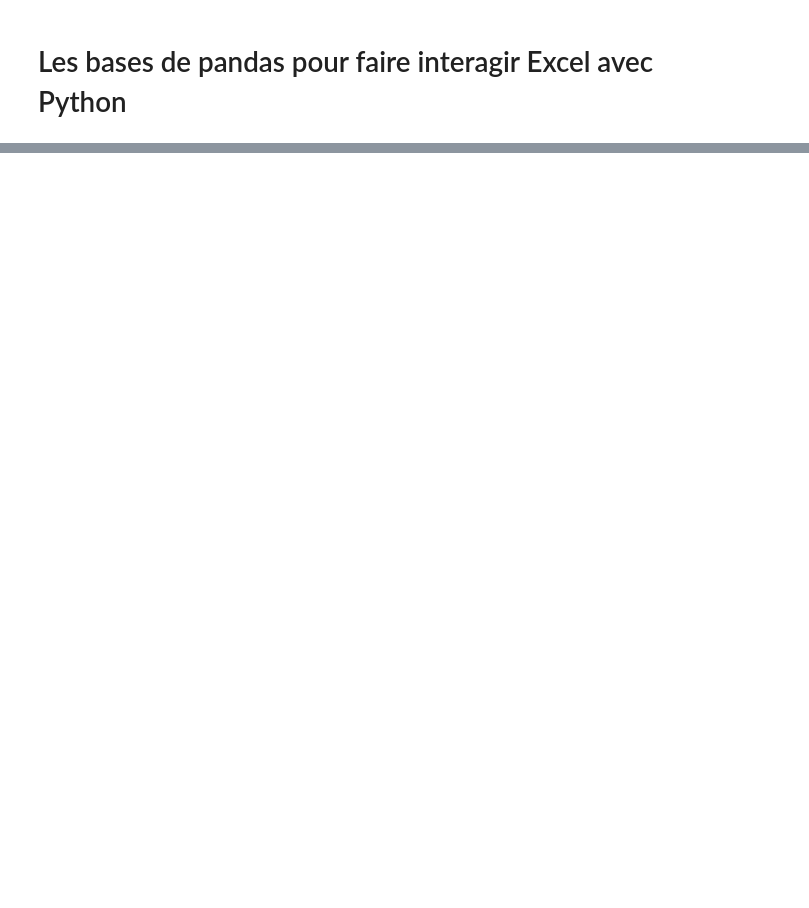
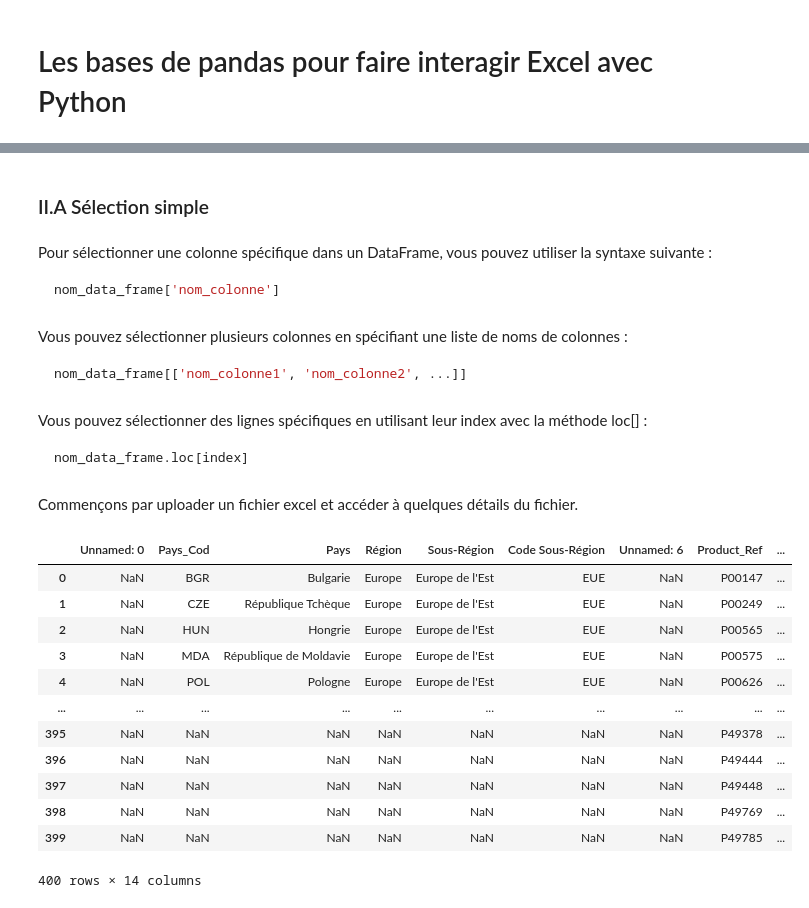
Before and after one commit to heretica/python_for_excel, a Jupyter notebook: s2_bases_pandas.ipynb, the cells around one changed output, grey strips where cells are left out. Drawn from its saved outputs; the diff is of its cells as text; code cells hidden in the pictures; blank space fills up the shorter version.

````diff
--- a/s2_bases_pandas.ipynb
+++ b/s2_bases_pandas.ipynb
@@ -101,0 +49,39 @@ Vous voulez comprendre **tout ce qu'il est possible de comprendre** sur l'activi
+# %% [markdown]
+### II.A Sélection simple
+# %% [markdown]
+Pour sélectionner une colonne spécifique dans un DataFrame, vous pouvez utiliser la syntaxe suivante :
+
+```python
+nom_data_frame['nom_colonne']
+```
+# %% [markdown]
+Vous pouvez sélectionner plusieurs colonnes en spécifiant une liste de noms de colonnes :
+
+```python
+nom_data_frame[['nom_colonne1', 'nom_colonne2', ...]]
+```
+# %% [markdown]
+Vous pouvez sélectionner des lignes spécifiques en utilisant leur index avec la méthode loc[] :
+
+```python
+nom_data_frame.loc[index]
+```
+# %% [markdown]
+Commençons par uploader un fichier excel et accéder à quelques détails du fichier.
+# %%
+df_reference = pd.read_excel('referentiel.xlsx')
+df_reference
+# %% [output]
+|  | Unnamed: 0 | Pays_Cod | Pays | Région | Sous-Région | Code Sous-Région | Unnamed: 6 | Product_Ref | ... |
+| 0 | NaN | BGR | Bulgarie | Europe | Europe de l'Est | EUE | NaN | P00147 | ... |
+| 1 | NaN | CZE | République Tchèque | Europe | Europe de l'Est | EUE | NaN | P00249 | ... |
+| 2 | NaN | HUN | Hongrie | Europe | Europe de l'Est | EUE | NaN | P00565 | ... |
+| 3 | NaN | MDA | République de Moldavie | Europe | Europe de l'Est | EUE | NaN | P00575 | ... |
+| 4 | NaN | POL | Pologne | Europe | Europe de l'Est | EUE | NaN | P00626 | ... |
+| ... | ... | ... | ... | ... | ... | ... | ... | ... | ... |
+| 395 | NaN | NaN | NaN | NaN | NaN | NaN | NaN | P49378 | ... |
+| 396 | NaN | NaN | NaN | NaN | NaN | NaN | NaN | P49444 | ... |
+| 397 | NaN | NaN | NaN | NaN | NaN | NaN | NaN | P49448 | ... |
+| 398 | NaN | NaN | NaN | NaN | NaN | NaN | NaN | P49769 | ... |
+| 399 | NaN | NaN | NaN | NaN | NaN | NaN | NaN | P49785 | ... |
+400 rows × 14 columns
````
Also changed, not shown: parts of 121 cells of this notebook.
